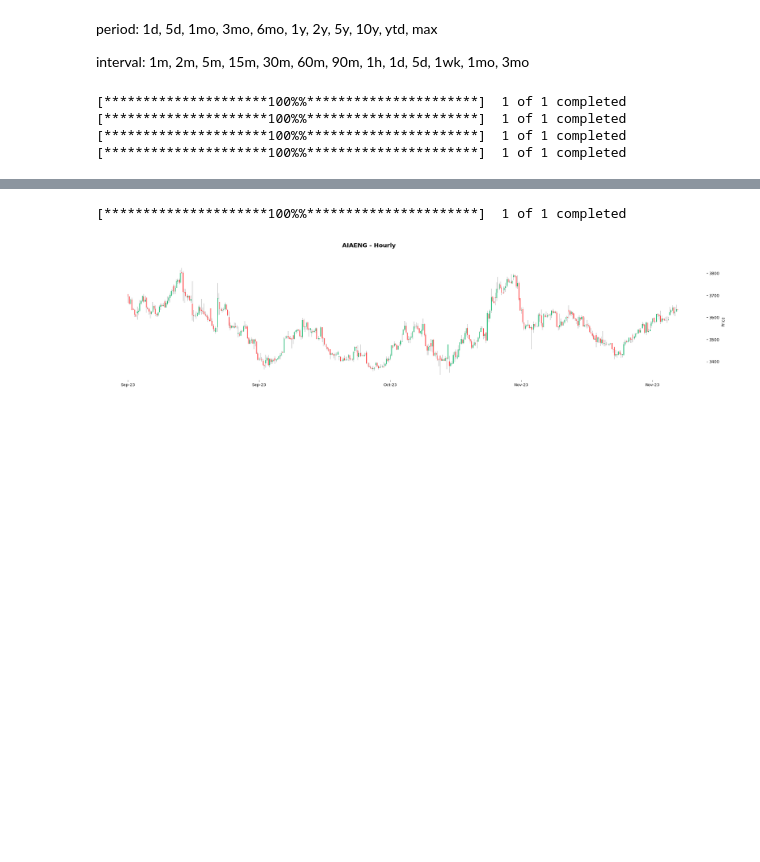
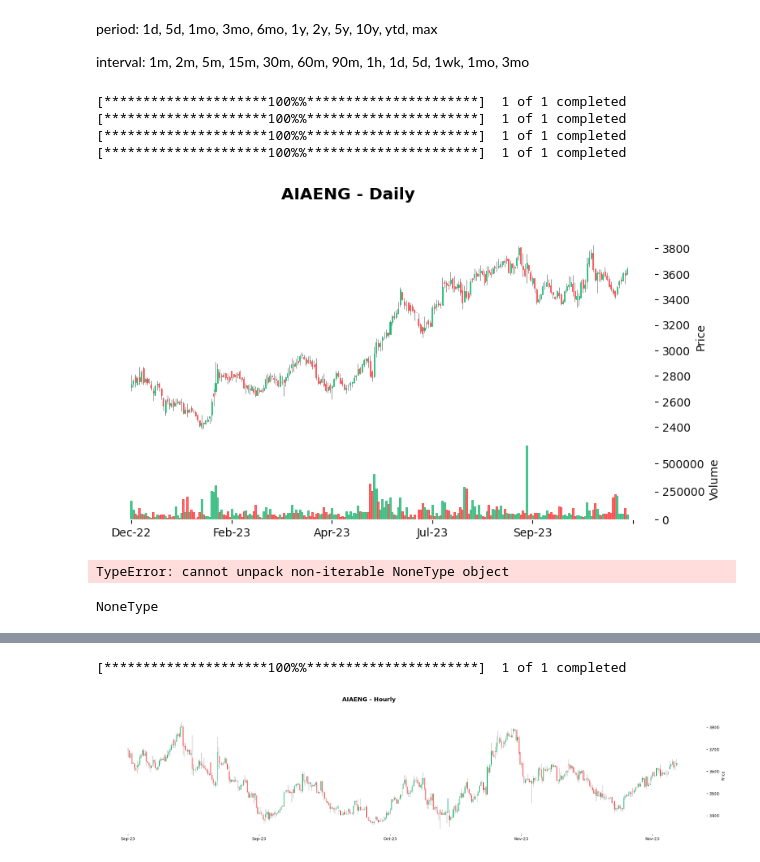
Before and after one commit to psshri/stock-charts, a Jupyter notebook: test.ipynb, the cells around one changed output, grey strips where cells are left out. Drawn from its saved outputs; the diff is of its cells as text; code cells hidden in the pictures; blank space fills up the shorter version.

```diff
--- a/test.ipynb
+++ b/test.ipynb
@@ -126,3 +129,33 @@ mpf.plot(data_daily, title=f"AIAENG - Daily", style=s, figscale = figscale,
 # # Blocking call which returns when the display_date() coroutine is done
 # loop.run_until_complete(sendit())
 # # loop.close()
+# %%
+# final for daily
+save = dict(fname="charts/test1.png", dpi=1000, pad_inches=0.25)
+figsize = (9.4,5)
+figratio = (1, 0.3)
+figscale = 1.0
+# figsize_info = f"Figsize: {figsize[0]}x{figsize[1]}"
+s = mpf.make_mpf_style(**kwargs1)
+# mpf.plot(data_daily, type='candle', title=f"AIAENG - Daily", style=s, figscale = figscale,
+#          figratio = figratio, volume=True, datetime_format='%b-%y', savefig=save, figsize=figsize,
+#          xrotation=0)
+
+a = mpf.plot(data_daily, title=f"AIAENG - Daily", style=s, figscale = figscale,
+         figratio = figratio, savefig=save, figsize=figsize, **kwargs, closefig=True)
+
+# loop = asyncio.get_event_loop()
+# # Blocking call which returns when the display_date() coroutine is done
+# loop.run_until_complete(sendit())
+# # loop.close()
+# %%
+fig, ax = mpf.plot(data_daily, title=f"AIAENG - Daily", style=s, figscale = figscale,
+         figratio = figratio, figsize=figsize, **kwargs, closefig=True)
+fig.savefig('charts/test1.png',dpi=150)
+# %% [output]
+[figure, added]
+TypeError: cannot unpack non-iterable NoneType object
+# %%
+type(a)
+# %% [output]
+NoneType
```
Also changed, not shown: parts of 4 cells of this notebook, 3 other files.
